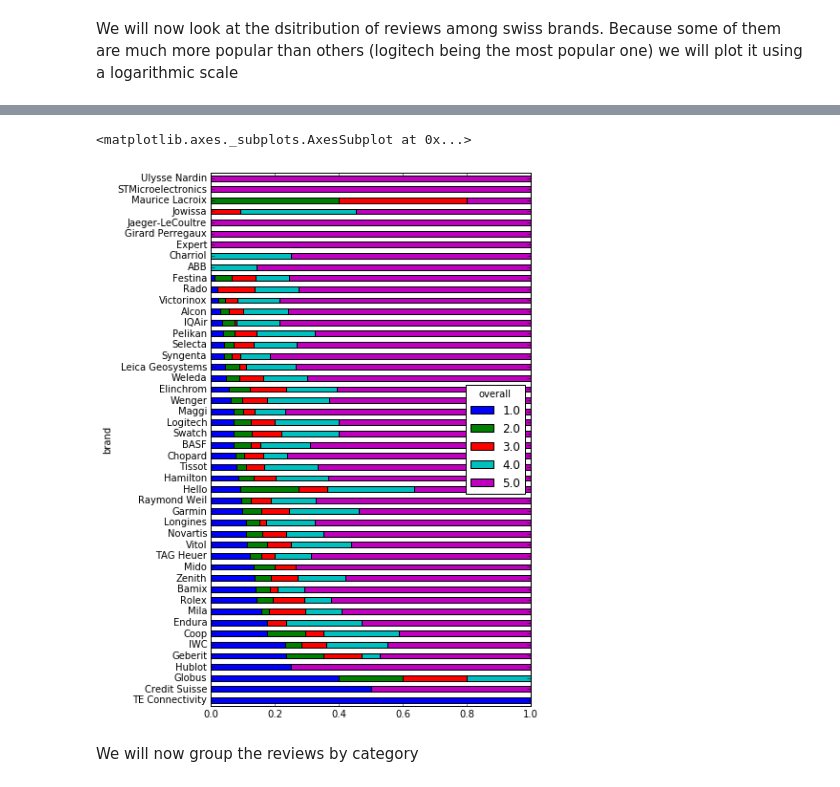
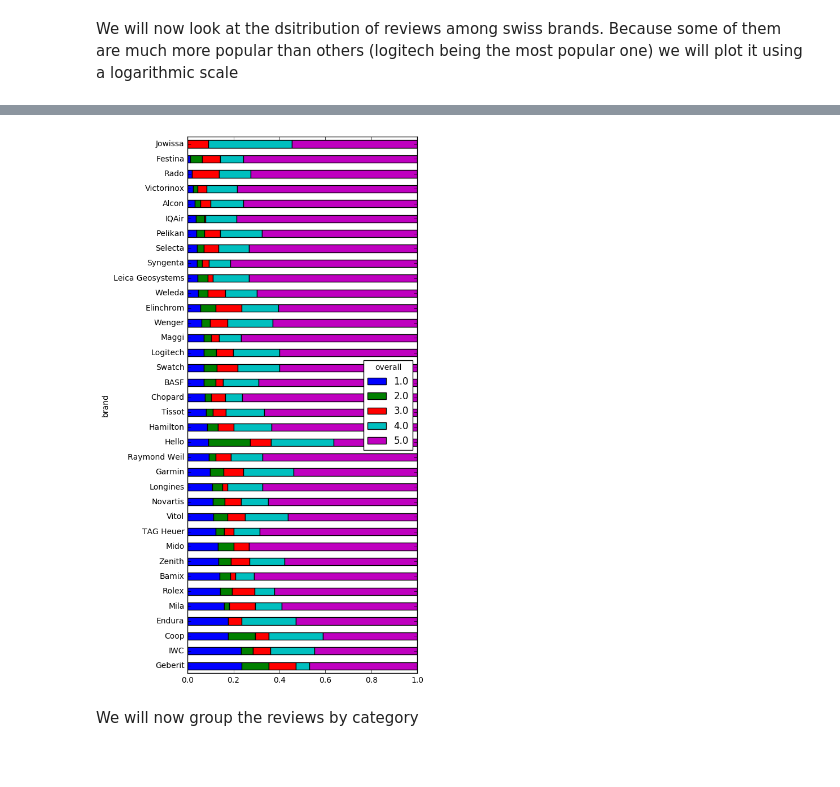
Before and after one commit to bojanp94/ADAProject, a Jupyter notebook: swiss products.ipynb, the cells around one changed output, grey strips where cells are left out. Saved outputs shown, nothing was run; the diff lists cells and outputs as text; code cells hidden in the pictures.

```diff
--- a/swiss products.ipynb
+++ b/swiss products.ipynb
@@ -95,5 +102,8 @@ yearGroup['overall'].count().plot.bar()
 # %% [markdown]
 We will now look at the dsitribution of reviews among swiss brands. Because some of them are much more popular than others (logitech being the most popular one) we will plot it using a logarithmic scale
 # %%
-swissDF.groupby(['brand'])['brand'].count().sort_values(ascending=True).plot.barh(log=True, figsize=(6, 10))
+brands_rcounts = swissDF.groupby(['brand'])['brand'].count()
+plot = brands_rcounts.sort_values(ascending=True)[20:].plot.barh(log=True, figsize=(6, 8))
+plot
+plt.savefig('top10_reviews_by_brand')
 # %% [output]
@@ -102,12 +111,15 @@ swissDF.groupby(['brand'])['brand'].count().sort_values(ascending=True).plot.bar
 # %%
 brandScore = swissDF.groupby(['brand', 'overall'])['brand']
 brandScore = brandScore.count().unstack('overall')
-brandScore.div(brandScore.sum(1), 0).sort_values(by=brandScore.keys()[0], ascending=False).plot(kind='barh', stacked=True, figsize=(6,10))
+brandScore2 = brandScore.join(brands_rcounts).rename(columns={'brand': 'count'})
+brandScore2 = brandScore2[brandScore2['count'] > 10].drop('count', axis=1)
+plot = brandScore2.div(brandScore2.sum(1), 0).sort_values(by=brandScore2.keys()[0], ascending=False).plot(kind='barh', stacked=True, figsize=(6,10))
 #problem here, the ratings are also put on a log scale so it seems like there are too many 1s. We could try to fix it or replace
 #by piecharts
+plt.tight_layout()
+plt.savefig('brands_by_12345')
 # %% [output]
-<matplotlib.axes._subplots.AxesSubplot at 0x...>
-[figure, old version]
+[figure, new version]
 # %% [markdown]
 We will now group the reviews by category
 # %%
```
Also changed, not shown: parts of 27 cells of this notebook, 2 other files.
